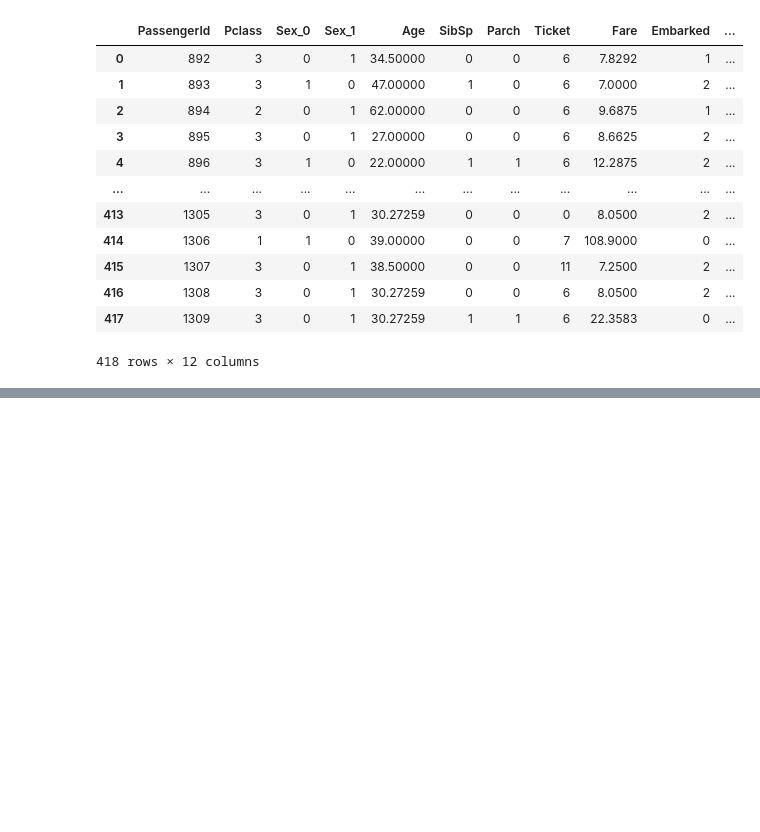
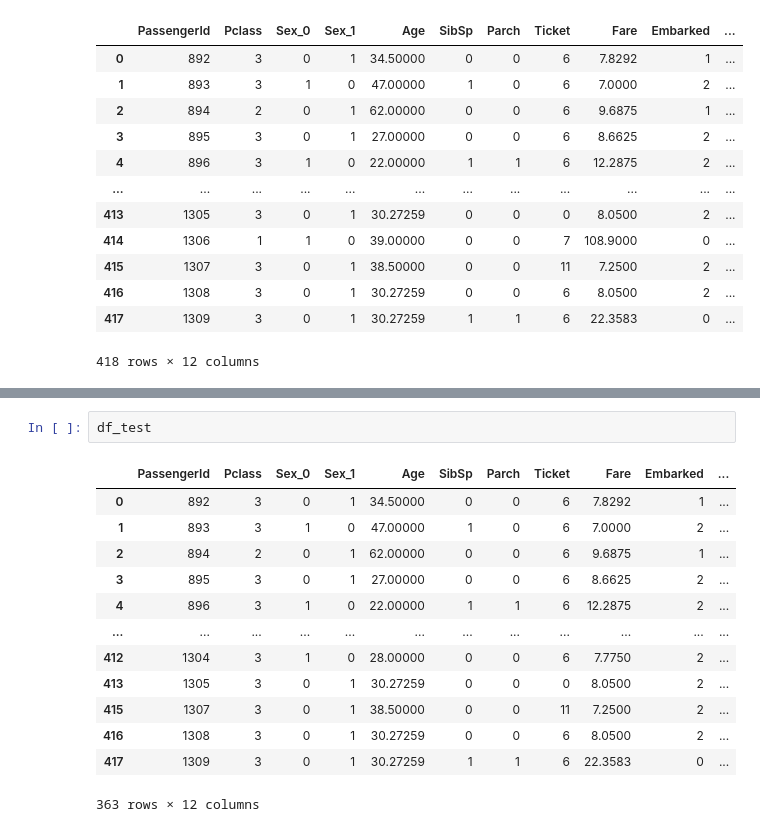
Before and after one commit to wrickguha/Kaggle_Notebooks, a Jupyter notebook: titanic-model.ipynb, the cells around one changed output, grey strips where cells are left out. Saved outputs shown, nothing was run; the diff lists cells and outputs as text; blank space fills up the shorter version.

```diff
--- a/titanic-model.ipynb
+++ b/titanic-model.ipynb
@@ -1218,0 +1329,16 @@ df_test
+# %%
+df_test
+# %% [output]
+|  | PassengerId | Pclass | Sex_0 | Sex_1 | Age | SibSp | Parch | Ticket | Fare | Embarked | ... |
+| 0 | 892 | 3 | 0 | 1 | 34.50000 | 0 | 0 | 6 | 7.8292 | 1 | ... |
+| 1 | 893 | 3 | 1 | 0 | 47.00000 | 1 | 0 | 6 | 7.0000 | 2 | ... |
+| 2 | 894 | 2 | 0 | 1 | 62.00000 | 0 | 0 | 6 | 9.6875 | 1 | ... |
+| 3 | 895 | 3 | 0 | 1 | 27.00000 | 0 | 0 | 6 | 8.6625 | 2 | ... |
+| 4 | 896 | 3 | 1 | 0 | 22.00000 | 1 | 1 | 6 | 12.2875 | 2 | ... |
+| ... | ... | ... | ... | ... | ... | ... | ... | ... | ... | ... | ... |
+| 412 | 1304 | 3 | 1 | 0 | 28.00000 | 0 | 0 | 6 | 7.7750 | 2 | ... |
+| 413 | 1305 | 3 | 0 | 1 | 30.27259 | 0 | 0 | 0 | 8.0500 | 2 | ... |
+| 415 | 1307 | 3 | 0 | 1 | 38.50000 | 0 | 0 | 11 | 7.2500 | 2 | ... |
+| 416 | 1308 | 3 | 0 | 1 | 30.27259 | 0 | 0 | 6 | 8.0500 | 2 | ... |
+| 417 | 1309 | 3 | 0 | 1 | 30.27259 | 1 | 1 | 6 | 22.3583 | 0 | ... |
+363 rows × 12 columns
```
Also changed, not shown: parts of 17 cells of this notebook.
